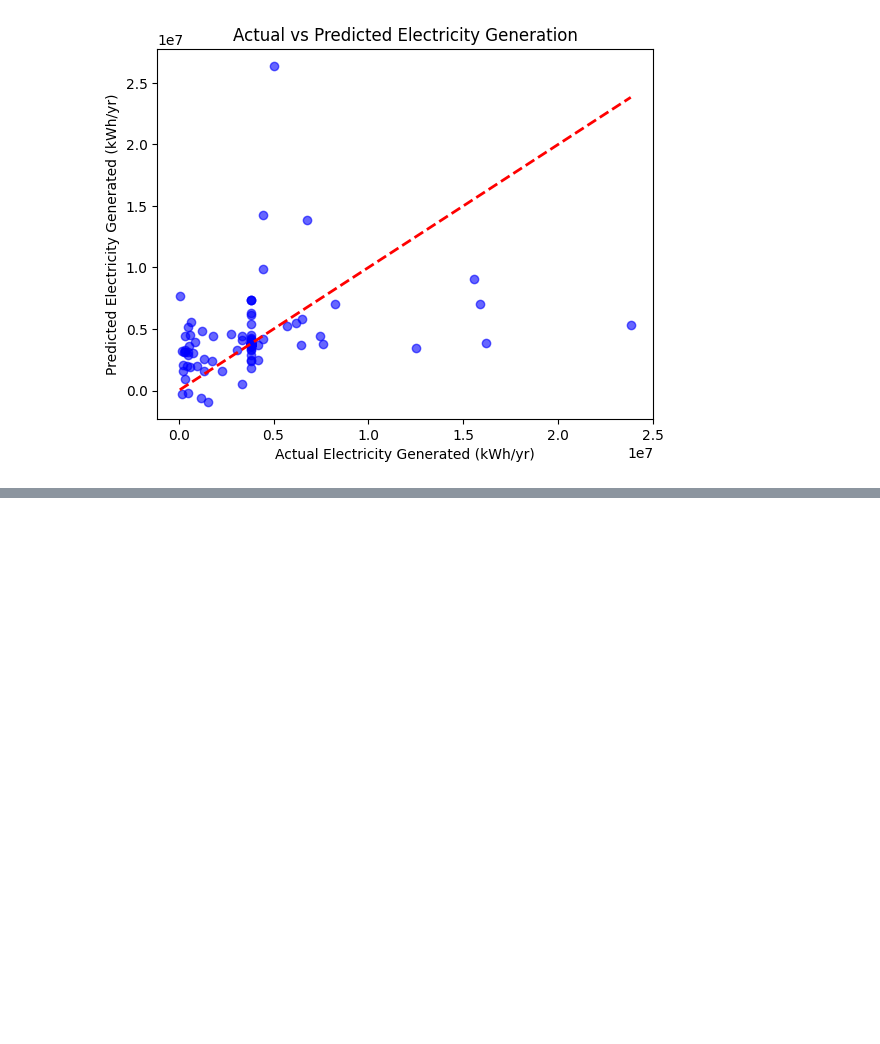
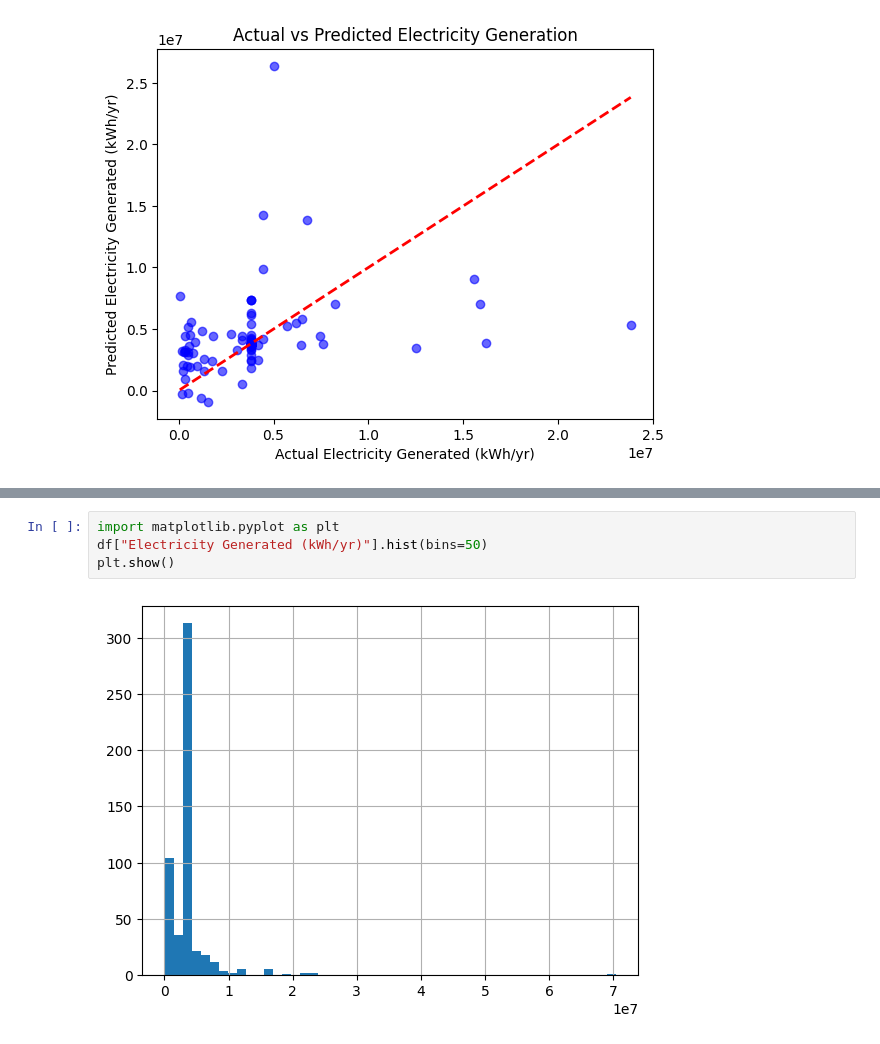
Before and after one commit to UmaPankajam/Sustainable-energy-and-efficiency, a Jupyter notebook: week02.ipynb, the cells around one changed output, grey strips where cells are left out. Drawn from its saved outputs; the diff is of its cells as text; blank space fills up the shorter version.

```diff
--- a/week02.ipynb
+++ b/week02.ipynb
@@ -286,0 +494,6 @@ plt.show()
+# %%
+import matplotlib.pyplot as plt
+df["Electricity Generated (kWh/yr)"].hist(bins=50)
+plt.show()
+# %% [output]
+[figure, added]
```
Also changed, not shown: parts of 17 cells of this notebook.
